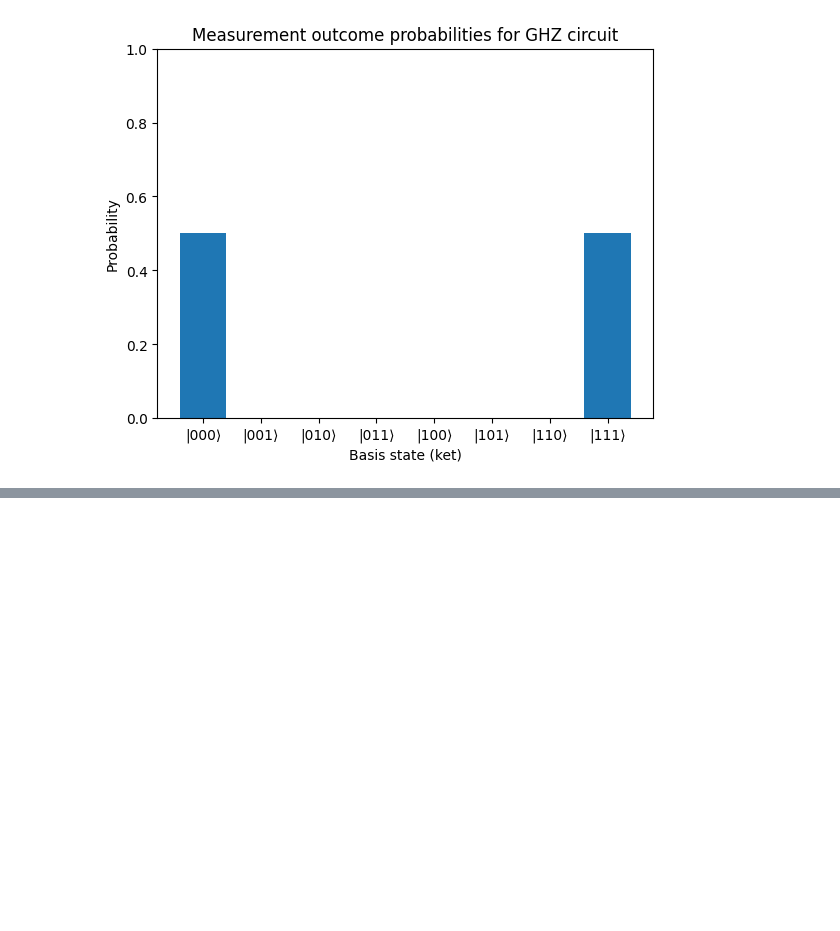
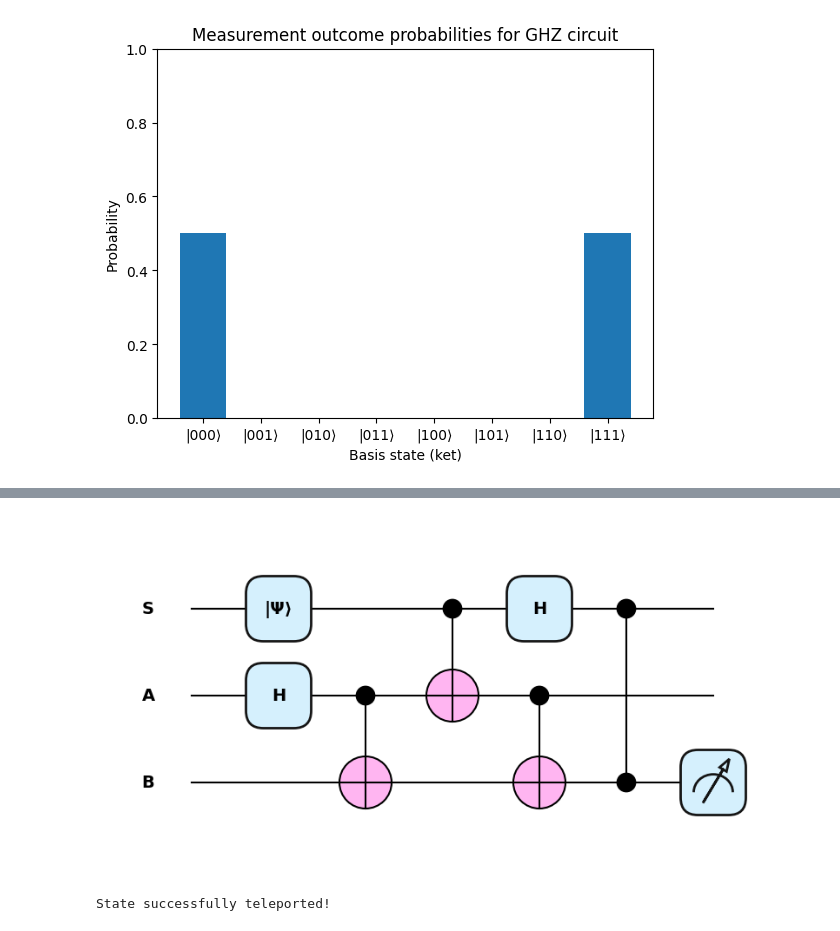
Before and after one commit to Omid-Hassasfar/NITheCS_QSouthAfrica_MiniSchool_Introduction_to_Quantum_Computing_with_PennyLane, a Jupyter notebook: NITheCS_QSouthAfrica_Mini_School_Introduction_to_Quantum_Computing_with_PennyLane.ipynb, the cells around one changed output, grey strips where cells are left out. Cells and saved outputs as stored; diff of their text form; code cells hidden in the pictures; blank space fills up the shorter version.

```diff
--- a/NITheCS_QSouthAfrica_Mini_School_Introduction_to_Quantum_Computing_with_PennyLane.ipynb
+++ b/NITheCS_QSouthAfrica_Mini_School_Introduction_to_Quantum_Computing_with_PennyLane.ipynb
@@ -489,0 +877,3 @@ plt.show()
+# %%
+# Test with our example state
+state = np.array([1/np.sqrt(2) + 0.3j, 0.4 - 0.5j])
@@ -489,0 +910,30 @@ plt.show()
+# %%
+dev = qml.device("default.qubit", wires=["S", "A", "B"])
+
+@qml.qnode(dev)
+def teleport(state):
+    state_preparation(state)
+    entangle_qubits()
+    basis_rotation()
+    measure_and_update()
+    return qml.density_matrix(wires=["B"])
+
+_ = qml.draw_mpl(teleport, style="pennylane", level="device")(state)
+# %% [output]
+[figure, added]
+# %%
+def teleport_state(state):
+    teleported_density_matrix = teleport(state)
+    original_density_matrix = qml.math.dm_from_state_vector(state)
+
+    if not np.allclose(teleported_density_matrix, original_density_matrix):
+        raise ValueError(
+            f"Alice's state ({state}) not teleported properly. "
+            f"Final density matrix of Bob's subsystem: {teleported_density_matrix}"
+        )
+    print("State successfully teleported!")
+
+
+teleport_state(state)
+# %% [output]
+State successfully teleported!
```
Also changed, not shown: parts of 61 cells of this notebook.
